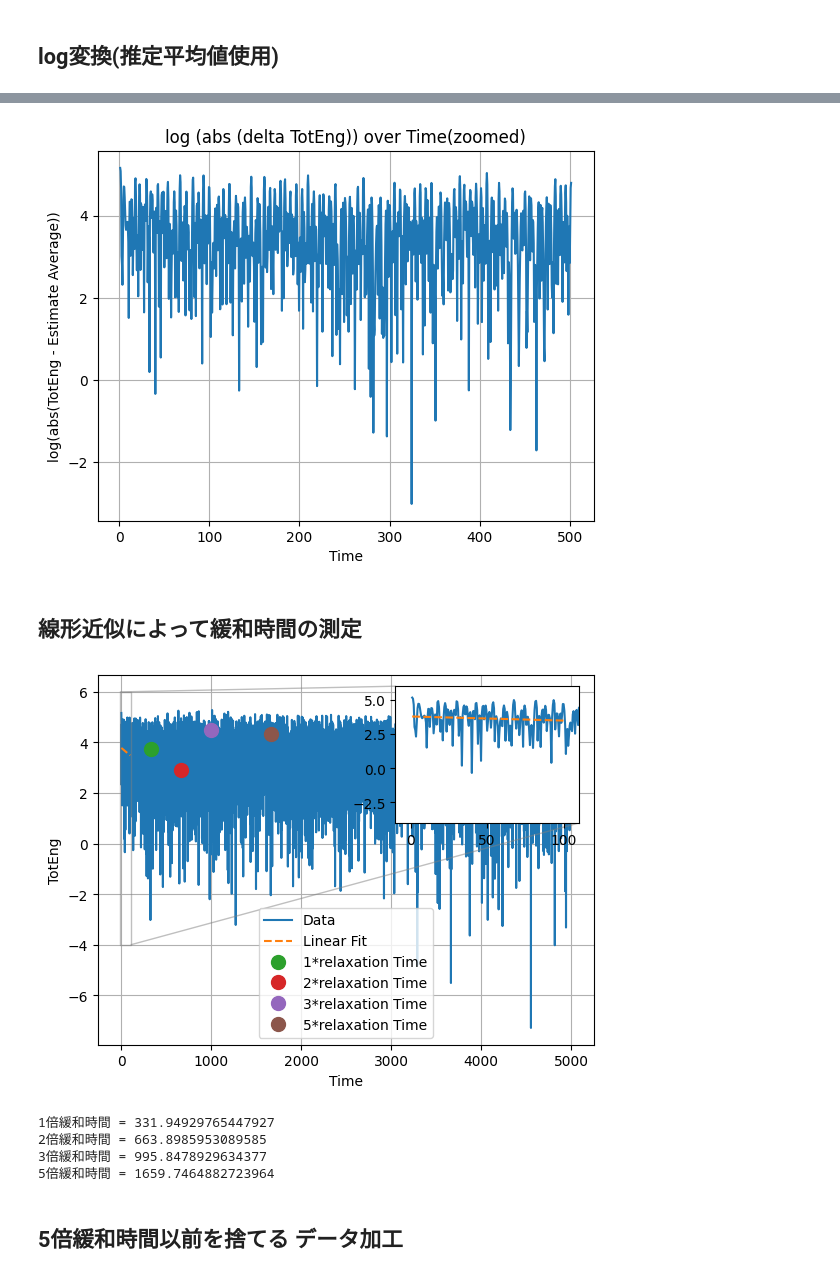
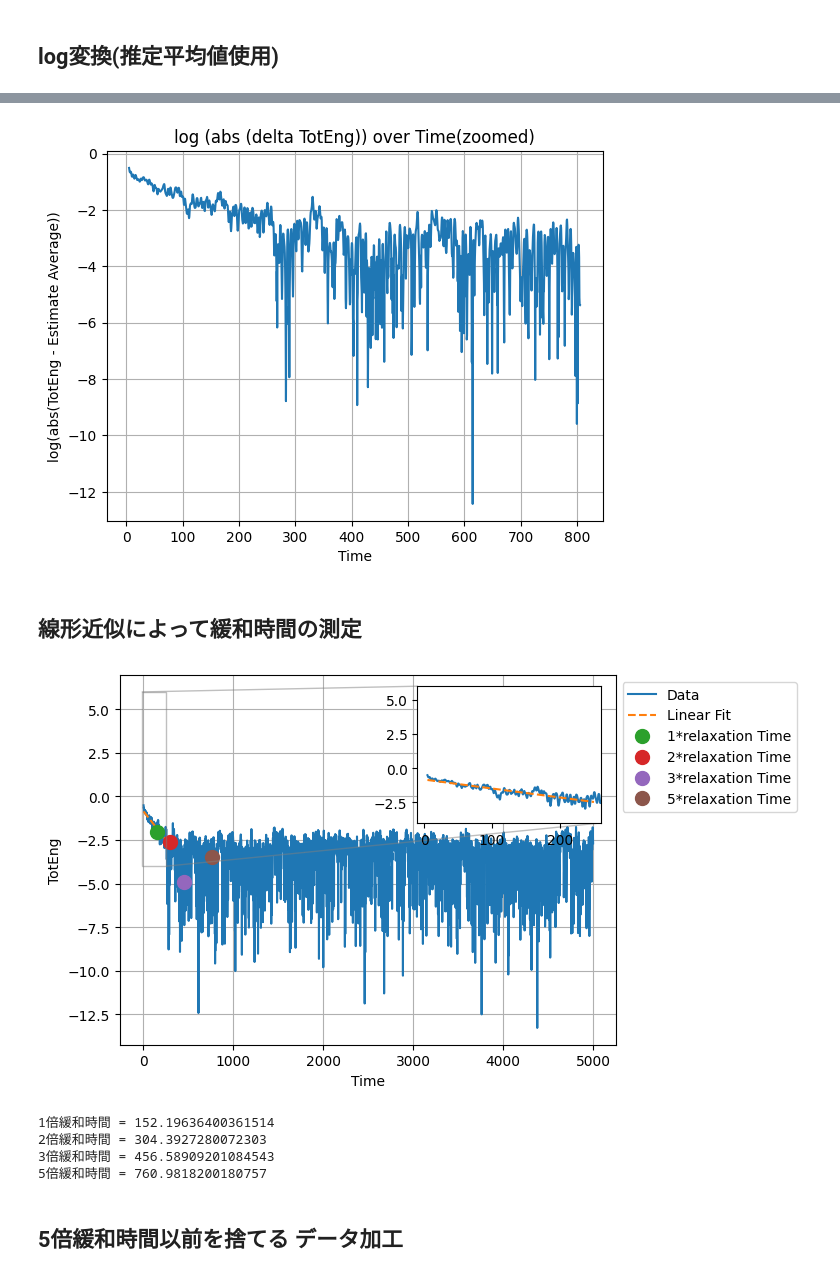
Before and after one commit to m-agnet/Bachelor-of-Physics, a Jupyter notebook: data_analysis.ipynb, the cells around one changed output, grey strips where cells are left out. Saved outputs shown, nothing was run; the diff lists cells and outputs as text; code cells hidden in the pictures.

```diff
--- a/data_analysis.ipynb
+++ b/data_analysis.ipynb
@@ -11,11 +11,15 @@ import matplotlib.pyplot as plt
 from scipy.stats import norm
 # %%
 # ファイルを読み込む
-path = '/content/drive/MyDrive/Colab Notebooks/data_analysis/gas.txt'
+path = '/content/drive/MyDrive/Colab Notebooks/data_analysis/entropy0.txt'
+# path = '/content/drive/MyDrive/Colab Notebooks/data_analysis/box/press_box343.txt'
 data = pd.read_table(path, sep='\s+')
+
+# データ解析する物理量
+# quantity_name = 'Press'
 quantity_name = 'TotEng'
 
-# 設定の入力
+# LAMMPS設定の入力
 thermo = 100
 t_step = 0.005
 skip = t_step * thermo # 1行ごとにskipだけtimeを進めるデータを使っている
@@ -78,7 +82,7 @@ plt.show()
 # %%
 # データ加工
 start = 0
-end = 1
+end = 9 # ズームされたグラフから目視で明らかに初期値のデータを捨てる
 data = data.drop(range(start,end+1))
 print(data)
 
@@ -116,7 +120,10 @@ plt.show()
 ## log変換(推定平均値使用)
 # %%
 # log変換
-estimate_average = 2892.76668 # 推定平均値を入力, データによって調整
+
+estimate_average = -1.26558 # 推定平均値を入力, データによって調整
+# estimate_average = 1939 # 推定平均値を入力, データによって調整
+
 y_log = np.log(np.abs(y - estimate_average))
 
 plt.plot(x, y_log)
@@ -130,6 +137,6 @@ plt.show()
 # %%
 # ズーム
-zoom = m.ceil(501 // skip) # データによって調整
+zoom = m.ceil(801 // skip) # データによって調整
 x_zoomed = x[:zoom]  # 横軸の範囲を制限
 y_log_zoomed = y_log[:zoom]  # 対応するy_logの範囲も制限
 
@@ -140,7 +147,7 @@ plt.title(f'log (abs (delta {quantity_name})) over Time(zoomed)')
 plt.grid()
 plt.show()
 # %% [output]
-[figure, old version]
+[figure, new version]
 # %%
 # # log変換
 # estimate_average = 2900 # 推定平均値を入力
@@ -172,9 +179,10 @@ tau = 0.0
 if thermo < 10000:
 
     # 指定のx軸の範囲にあるデータだけを使ってフィットする
+    # グラフの見た目から直線近似できそうなデータ群を選択
 
     xmin = 0  # 最小のx軸の値
-    xmax = 100  # 最大のx軸の値, データによって調整
+    xmax = 250  # 最大のx軸の値, データによって調整
 
     mask = (x >= xmin) & (x <= xmax)
     p = np.polyfit(x[mask], y_log[mask], 1)
@@ -185,39 +193,39 @@ if thermo < 10000:
     times = [1, 2, 3, 5]
     y_vals = [np.interp(tau * t, x, y_log) for t in times]
 
     # プロット
     fig, ax = plt.subplots()
     ax.plot(x, y_log, label='Data')
     ax.plot(x[mask], y_fit, '--', label='Linear Fit')
     for t, y in zip(times, y_vals):
         ax.plot(tau*t, y, 'o', markersize=10, label=f'{t}*relaxation Time')
     ax.set_xlabel('Time')
     ax.set_ylabel(quantity_name)
-    ax.legend()
+    ax.legend(bbox_to_anchor=(1, 1))
 
 
     # zoomしたグラフの描画
     axins = ax.inset_axes([0.6, 0.6, 0.37, 0.37])
     axins.plot(x, y_log)
     axins.plot(x[mask], y_fit, '--')
     # zoomしたグラフの設定
     x1, x2, y1, y2 = xmin-10, xmax+10, -4, 6
     axins.set_xlim(x1, x2)
     axins.set_ylim(y1, y2)
     ax.indicate_inset_zoom(axins)
 
     plt.grid()
     plt.show()
 
     # 結果の出力
     for t, y in zip(times, y_vals):
         print(f'{t}倍緩和時間 =', t*tau)
 # %% [output]
-[figure, old version]
+[figure, new version]
-1倍緩和時間 = 331.94929765447927
-2倍緩和時間 = 663.8985953089585
-3倍緩和時間 = 995.8478929634377
-5倍緩和時間 = 1659.7464882723964
+1倍緩和時間 = 152.19636400361514
+2倍緩和時間 = 304.3927280072303
+3倍緩和時間 = 456.58909201084543
+5倍緩和時間 = 760.9818200180757
 # %% [markdown]
 ## 5倍緩和時間以前を捨てる データ加工
 # %%
```
Also changed, not shown: parts of 13 cells of this notebook.
